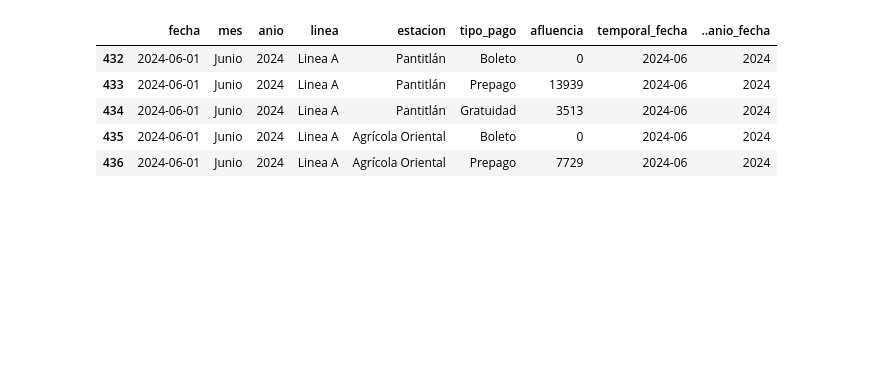
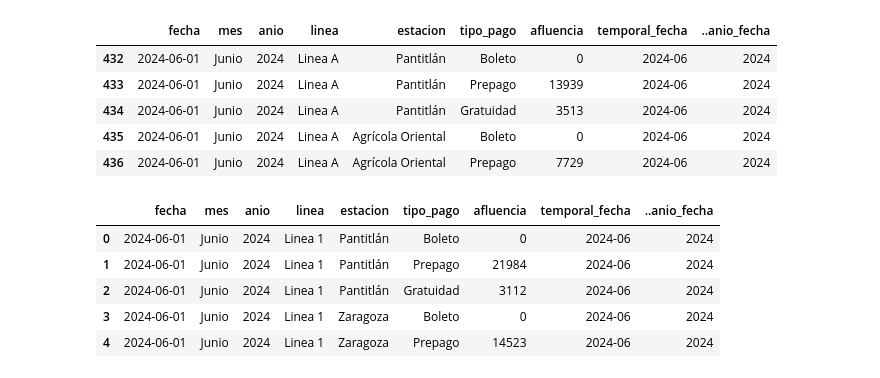
Before and after one commit to ex-seb/web_app, a Jupyter notebook: notebooks/EDA.ipynb, the cells around one changed output. Saved outputs shown, nothing was run; the diff lists cells and outputs as text; code cells hidden in the pictures; blank space fills up the shorter version.

```diff
--- a/notebooks/EDA.ipynb
+++ b/notebooks/EDA.ipynb
@@ -64,3 +64,13 @@ fig = px.bar(linea_a, x="estacion", y="afluencia", color="tipo_pago",
                          "tipo_pago": "Tipo de Pago"},
                  title="Tipo de pago por estación")
 fig.show()
+# %%
+linea_1 = df[df['linea'] =='Linea 1']
+linea_1.head()
+# %% [output]
+|  | fecha | mes | anio | linea | estacion | tipo_pago | afluencia | temporal_fecha | ..anio_fecha |
+| 0 | 2024-06-01 | Junio | 2024 | Linea 1 | Pantitlán | Boleto | 0 | 2024-06 | 2024 |
+| 1 | 2024-06-01 | Junio | 2024 | Linea 1 | Pantitlán | Prepago | 21984 | 2024-06 | 2024 |
+| 2 | 2024-06-01 | Junio | 2024 | Linea 1 | Pantitlán | Gratuidad | 3112 | 2024-06 | 2024 |
+| 3 | 2024-06-01 | Junio | 2024 | Linea 1 | Zaragoza | Boleto | 0 | 2024-06 | 2024 |
+| 4 | 2024-06-01 | Junio | 2024 | Linea 1 | Zaragoza | Prepago | 14523 | 2024-06 | 2024 |
```
Also changed, not shown: parts of 22 cells of this notebook, 2 other files.
